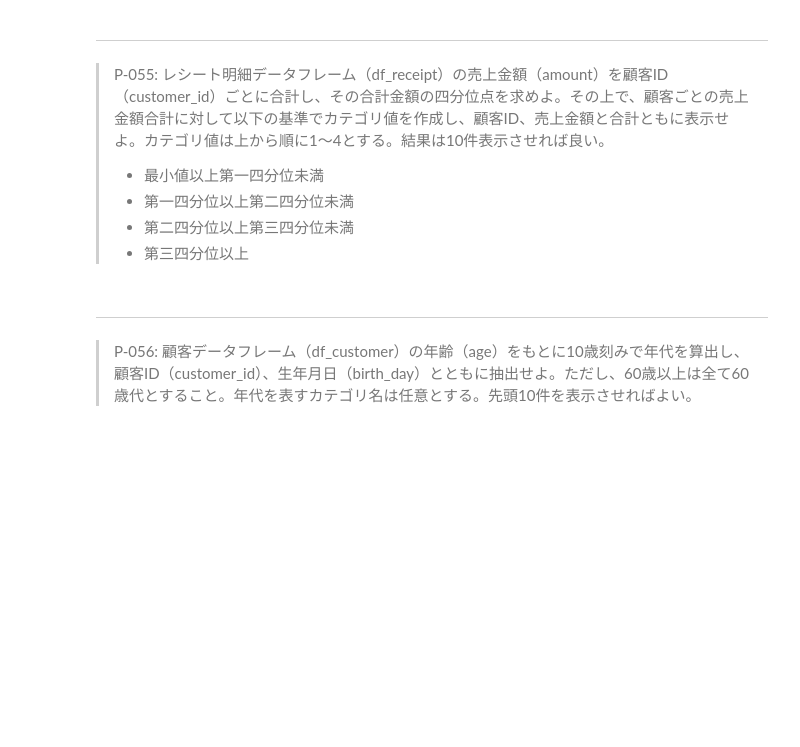
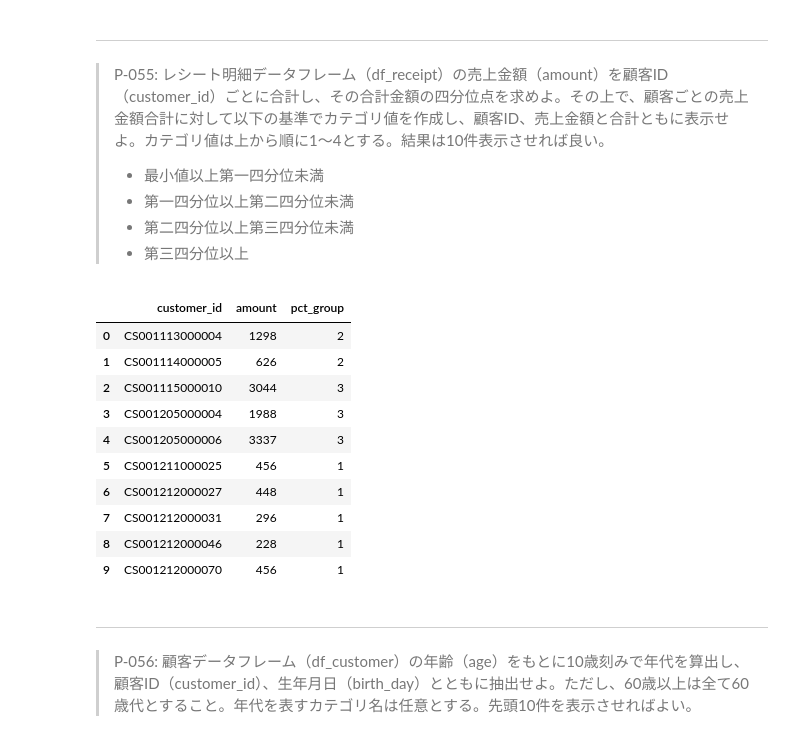
Before and after one commit to twobooks/100knocks-preprocess-training, a Jupyter notebook: docker/work/preprocess_knock_Python.ipynb, the cells around one changed output. Drawn from its saved outputs; the diff is of its cells as text; code cells hidden in the pictures; blank space fills up the shorter version.

```diff
--- a/docker/work/preprocess_knock_Python.ipynb
+++ b/docker/work/preprocess_knock_Python.ipynb
@@ -1168,6 +1198,35 @@ ans
 > - 第一四分位以上第二四分位未満
 > - 第二四分位以上第三四分位未満
 > - 第三四分位以上
+# %%
+tmp1 = df_receipt.groupby("customer_id").agg({"amount":"sum"}).reset_index()
+qts = tmp1.quantile([0.25,0.50,0.75])
+# q25 = np.quantile(tmp1["amount"],0.25)
+# q50 = np.quantile(tmp1["amount"],0.50)
+# q75 = np.quantile(tmp1["amount"],0.75)
+lis_qts = list(qts["amount"])
+
+def func(x):
+    for i,num in enumerate(lis_qts):
+        if x < num:
+            return i+1
+    else:
+        return 4
+
+tmp1["pct_group"] = tmp1["amount"].apply(lambda x:func(x))
+tmp1[:10]
+# %% [output]
+|  | customer_id | amount | pct_group |
+| 0 | CS001113000004 | 1298 | 2 |
+| 1 | CS001114000005 | 626 | 2 |
+| 2 | CS001115000010 | 3044 | 3 |
+| 3 | CS001205000004 | 1988 | 3 |
+| 4 | CS001205000006 | 3337 | 3 |
+| 5 | CS001211000025 | 456 | 1 |
+| 6 | CS001212000027 | 448 | 1 |
+| 7 | CS001212000031 | 296 | 1 |
+| 8 | CS001212000046 | 228 | 1 |
+| 9 | CS001212000070 | 456 | 1 |
 # %% [markdown]
 ---
 > P-056: 顧客データフレーム（df_customer）の年齢（age）をもとに10歳刻みで年代を算出し、顧客ID（customer_id）、生年月日（birth_day）とともに抽出せよ。ただし、60歳以上は全て60歳代とすること。年代を表すカテゴリ名は任意とする。先頭10件を表示させればよい。
```
Also changed, not shown: parts of 3 cells of this notebook, 1 other file.
